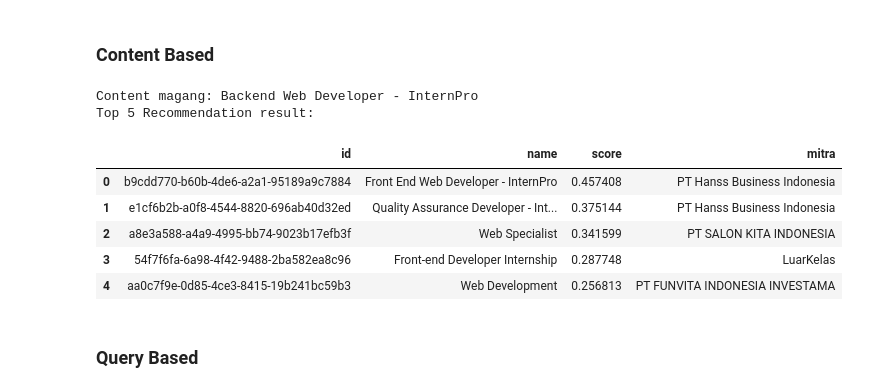
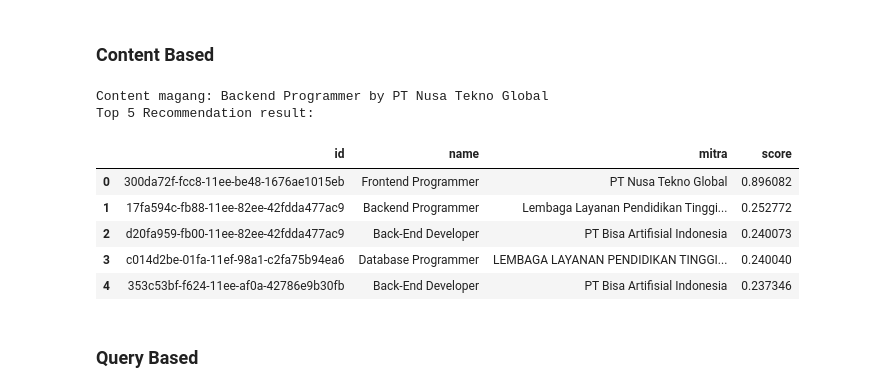
Before and after one commit to Aszaychik/optimasi-search-magang-merdeka, a Jupyter notebook: notebooks/model.ipynb, the cells around one changed output. Drawn from its saved outputs; the diff is of its cells as text; code cells hidden in the pictures.

```diff
--- a/notebooks/model.ipynb
+++ b/notebooks/model.ipynb
@@ -407,9 +407,9 @@ def content_based_recommendation(content_id, n=10):
 
     top_n_content = sorted_similar_content[1:n+1]
 
-    recommendation_result = pd.DataFrame(columns=['id', 'name', 'score'])
+    recommendation_result = pd.DataFrame(columns=['id', 'name', 'mitra', 'score'])
 
-    print(f"Content magang: {magang_opportunities.loc[magang_opportunities['id'] == content_id, 'name'].iloc[0]}")
+    print(f"Content magang: {magang_opportunities.loc[magang_opportunities['id'] == content_id, 'name'].iloc[0]} by {magang_opportunities.loc[magang_opportunities['id'] == content_id, 'mitra_name'].iloc[0]}")
 
     print(f"Top {n} Recommendation result: ")
 
@@ -421,23 +421,23 @@ def content_based_recommendation(content_id, n=10):
                 pd.DataFrame({
                     'id': [magang_opportunities.iloc[i]['id']],
                     'name': [magang_opportunities.iloc[i]['name']],
-                    'score': [score],
-                    'mitra': [magang_opportunities.iloc[i]['mitra_name']]
+                    'mitra': [magang_opportunities.iloc[i]['mitra_name']],
+                    'score': [score]
                 })
             ], ignore_index=True)
 
     return recommendation_result
-# %%
-content_based_recommendation('4a70bcd3-f5bf-4496-a892-92893c1f100c', 5)
-# %% [output]
-Content magang: Backend Web Developer - InternPro
-Top 5 Recommendation result:
-|  | id | name | score | mitra |
-| 0 | b9cdd770-b60b-4de6-a2a1-95189a9c7884 | Front End Web Developer - InternPro | 0.457408 | PT Hanss Business Indonesia |
-| 1 | e1cf6b2b-a0f8-4544-8820-696ab40d32ed | Quality Assurance Developer - Int... | 0.375144 | PT Hanss Business Indonesia |
-| 2 | a8e3a588-a4a9-4995-bb74-9023b17efb3f | Web Specialist | 0.341599 | PT SALON KITA INDONESIA |
-| 3 | 54f7f6fa-6a98-4f42-9488-2ba582ea8c96 | Front-end Developer Internship | 0.287748 | LuarKelas |
-| 4 | aa0c7f9e-0d85-4ce3-8415-19b241bc59b3 | Web Development | 0.256813 | PT FUNVITA INDONESIA INVESTAMA |
+# %%
+content_based_recommendation('0a6ac79e-fbba-11ee-b3c3-42bfe4d30846', 5)
+# %% [output]
+Content magang: Backend Programmer by PT Nusa Tekno Global
+Top 5 Recommendation result:
+|  | id | name | mitra | score |
+| 0 | 300da72f-fcc8-11ee-be48-1676ae1015eb | Frontend Programmer | PT Nusa Tekno Global | 0.896082 |
+| 1 | 17fa594c-fb88-11ee-82ee-42fdda477ac9 | Backend Programmer | Lembaga Layanan Pendidikan Tinggi... | 0.252772 |
+| 2 | d20fa959-fb00-11ee-82ee-42fdda477ac9 | Back-End Developer | PT Bisa Artifisial Indonesia | 0.240073 |
+| 3 | c014d2be-01fa-11ef-98a1-c2fa75b94ea6 | Database Programmer | LEMBAGA LAYANAN PENDIDIKAN TINGGI... | 0.240040 |
+| 4 | 353c53bf-f624-11ee-af0a-42786e9b30fb | Back-End Developer | PT Bisa Artifisial Indonesia | 0.237346 |
 # %% [markdown]
 ### **Query Based**
 # %%
```
Also changed, not shown: parts of 2 cells of this notebook.
